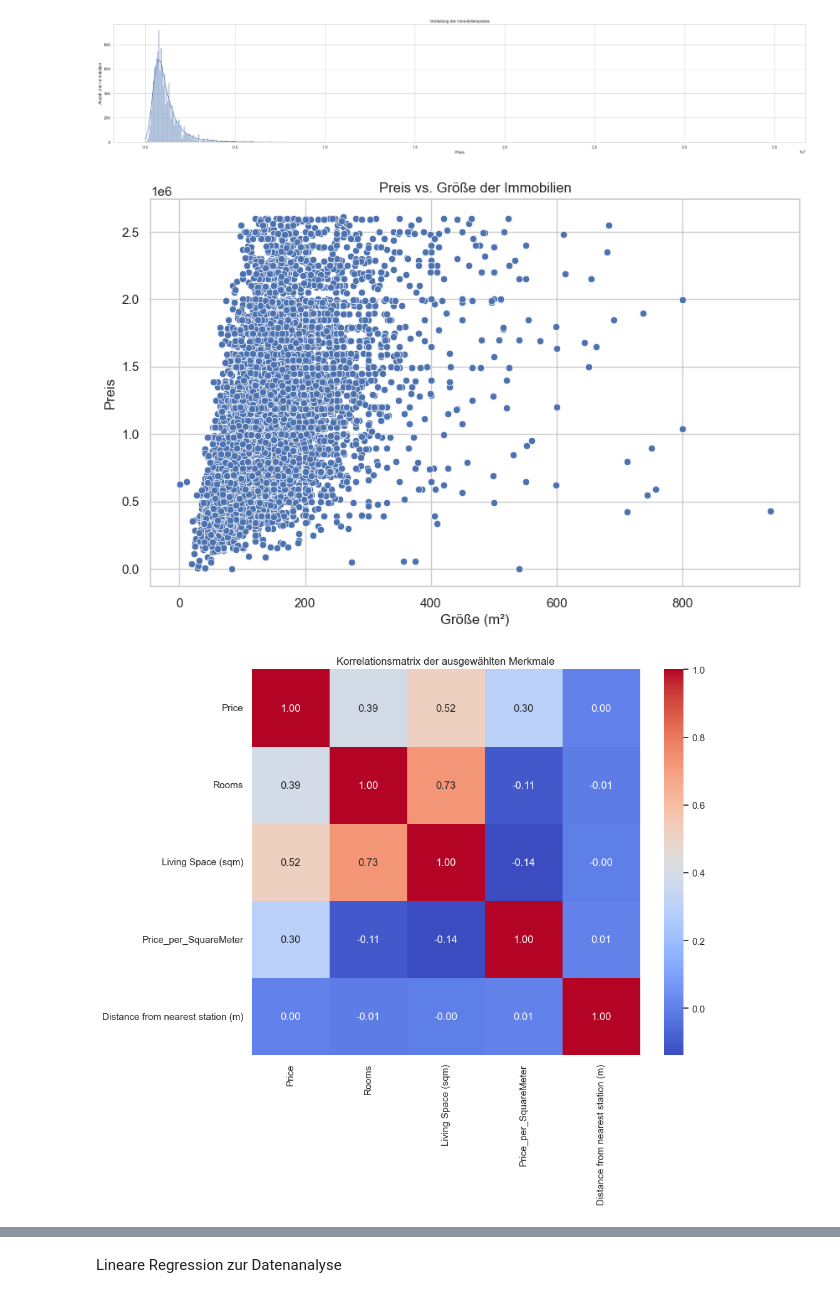
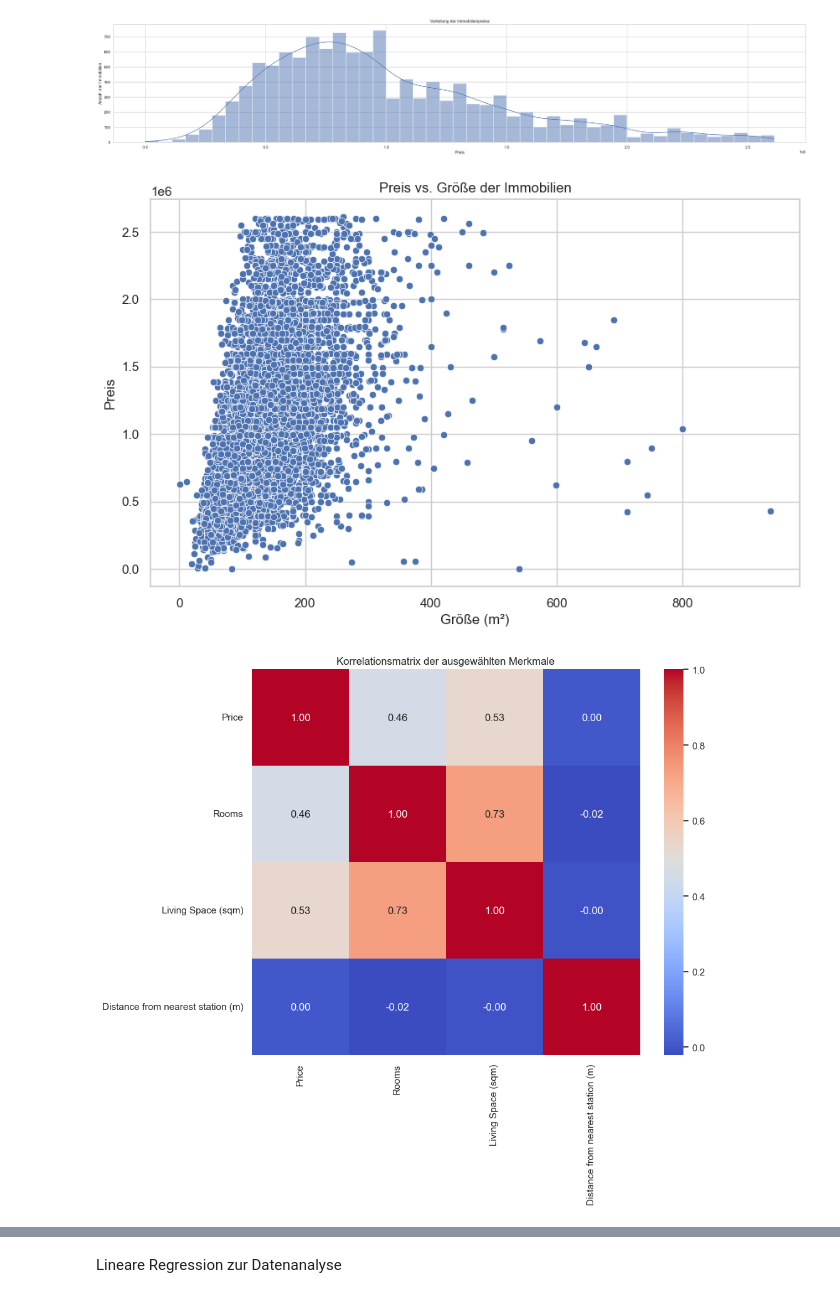
Before and after one commit to andreamaddes/AppliedDataScience, a Jupyter notebook: Datenanalyse.ipynb, the cells around one changed output, grey strips where cells are left out. Drawn from its saved outputs; the diff is of its cells as text; code cells hidden in the pictures.

```diff
--- a/Datenanalyse.ipynb
+++ b/Datenanalyse.ipynb
@@ -6,7 +6,7 @@ import seaborn as sns
 
 # Load the data from the CSV file
 df_clean = pd.read_csv('LAST_Final_cleaned_immodata.csv', sep=';')
-df_filtered= pd.read_csv('LAST_Final_Filtered_immodata.csv', sep=';')
+df_filtered= pd.read_csv('Double_Final_Filtered_immodata.csv', sep=';')
 # Stil für die Plots festlegen
 sns.set(style="whitegrid")
 
@@ -21,7 +21,7 @@ df_clean = df_clean[df_clean['Price'] != max_price]
 
 # Histogramm der Preise
 plt.figure(figsize=(35, 6))
-sns.histplot(df_clean['Price'], kde=True)
+sns.histplot(df_filtered['Price'], kde=True)
 plt.title('Verteilung der Immobilienpreise')
 plt.xlabel('Preis')
 plt.ylabel('Anzahl der Immobilien')
@@ -36,7 +36,7 @@ plt.ylabel('Preis')
 plt.show()
 
 # Korrelationsmatrix ohne Ausreisser
-relevant_columns = ['Price', 'Rooms', 'Living Space (sqm)', 'Price_per_SquareMeter', 'Distance from nearest station (m)']
+relevant_columns = ['Price', 'Rooms', 'Living Space (sqm)', 'Distance from nearest station (m)']
 correlation_matrix = df_filtered[relevant_columns].corr()
 plt.figure(figsize=(10, 8))
 sns.heatmap(correlation_matrix, annot=True, fmt=".2f", cmap='coolwarm')
@@ -71,34 +71,34 @@ plt.show()
 
 # Durchschnittspreise nach Kanton berechnen
 kanton_preise = df_filtered.groupby('canton')['Price'].mean().sort_values(ascending=False)
 print(kanton_preise)
 
 # Boxplot für Preise nach Zimmerzah
 plt.figure(figsize=(15, 6))
 sns.boxplot(x='Rooms', y='Price', data=df_filtered)
 plt.title('Immobilienpreise nach Zimmeranzahl')
 plt.xlabel('Zimmer')
 plt.ylabel('Preis')
 plt.show()
 # %% [output]
               Rooms  Living Space (sqm)         Price  \
 count  13140.000000        13140.000000  1.314000e+04
 mean       5.056393          147.101903  1.245600e+06
 std        2.162771           80.456189  5.237698e+06
 min        1.500000            1.000000  1.000000e+00
 25%        3.500000          100.000000  6.700000e+05
 50%        4.500000          129.000000  9.450000e+05
 75%        5.500000          170.000000  1.395000e+06
 max       75.000000          970.000000  5.900000e+08
 
        Distance from nearest station (m)  Price_per_SquareMeter
 count                       13140.000000           1.314000e+04
 ... (21 lines left out)
 dtypes: float64(4), int64(1), object(4)
 memory usage: 924.0+ KB
 None
 Maximaler Preis im Datensatz:  590000000.0
-[figure, old version]
+[figure, new version]
-[figure, old version]
+[figure, new version]
-[figure, old version]
+[figure, new version]
 [figure]
```
Also changed, not shown: parts of 4 cells of this notebook.
